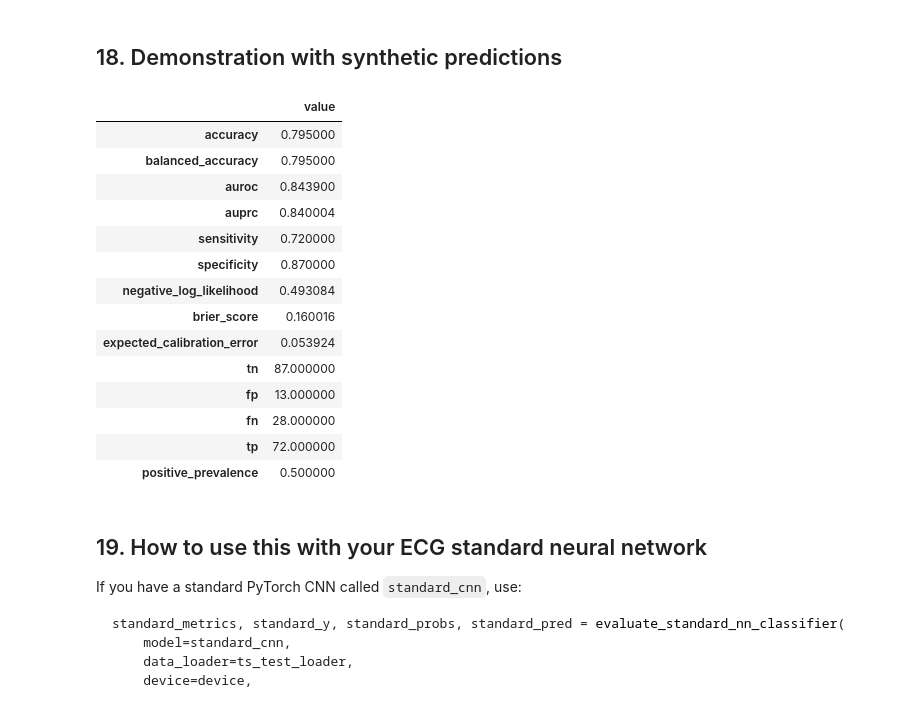
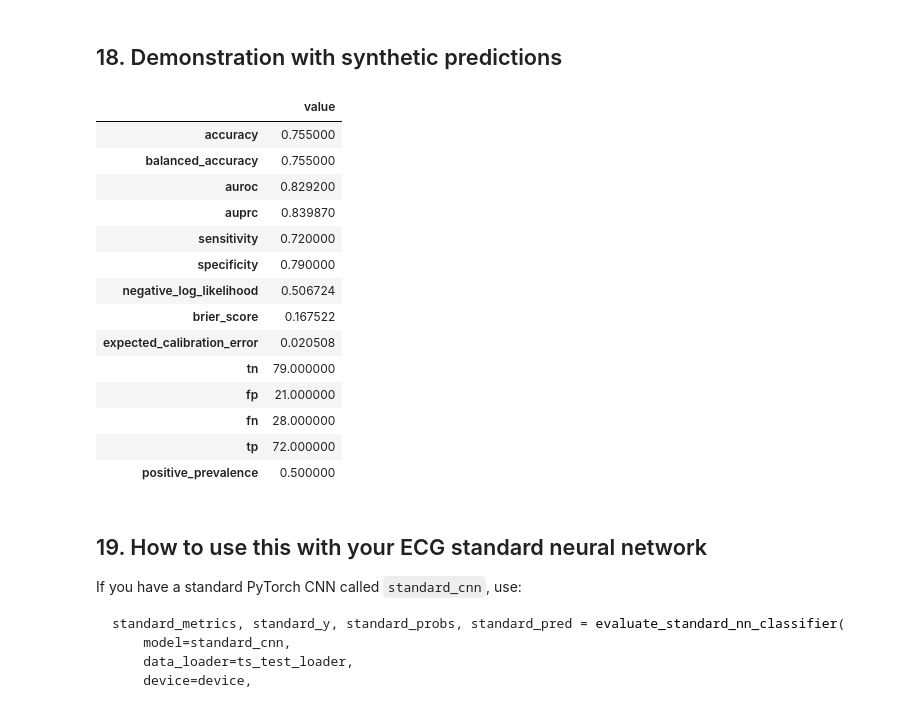
Before and after one commit to mjcolebank/Colebank_REU_2026, a Jupyter notebook: CNN/MODEL1_DEMO.v2Lucas(bayesian_vers)_OF_TEST_CNN_Example_Pytorch.ipynb, the cells around one changed output. Saved outputs shown, nothing was run; the diff lists cells and outputs as text; code cells hidden in the pictures.

```diff
--- a/CNN/MODEL1_DEMO.v2Lucas(bayesian_vers)_OF_TEST_CNN_Example_Pytorch.ipynb
+++ b/CNN/MODEL1_DEMO.v2Lucas(bayesian_vers)_OF_TEST_CNN_Example_Pytorch.ipynb
@@ -864,3 +823,35 @@ def collect_predictions_standard_nn(model, data_loader, device):
+# %%
+@torch.no_grad()
+def collect_predictions_bayesian_nn_blitz(model, data_loader, device, n_samples=30):
+    model.eval()
+    model.to(device)
+
+    all_y_true = []
+    all_probs = []
+
+    for batch in data_loader:
+        *inputs, y_batch = batch
+        inputs = [x.to(device) for x in inputs]
+        y_batch = y_batch.to(device)  # ensure consistent device handling
+
+        batch_size = y_batch.size(0)
+        batch_probs = torch.zeros(n_samples, batch_size, device=device)
+
+        for i in range(n_samples):
+            logits = model(*inputs)  # shape [batch, 2]
+            probs = torch.softmax(logits, dim=1)[:, 1]
+            batch_probs[i] = probs
+
+        mean_probs = batch_probs.mean(dim=0)
+
+        all_probs.append(mean_probs.cpu().numpy())
+        all_y_true.append(y_batch.cpu().numpy())
+
+    y_true = np.concatenate(all_y_true)
+    probs = np.concatenate(all_probs)
+    y_pred = (probs >= 0.5).astype(int)
+
+    return y_true, probs, y_pred
 # %% [markdown]
 ## 5. Confusion matrix quantities
 # %%
@@ -1236,32 +1233,33 @@ def evaluate_standard_nn_classifier(model, data_loader, device, n_bins=10):
 # %% [markdown]
 ## 18. Demonstration with synthetic predictions
 # %%
-y_true_test, probs, y_pred = collect_predictions_standard_nn(
+y_true_test, probs, y_pred = collect_predictions_bayesian_nn_blitz(
     model=bayes_model,
     data_loader=ts_test_loader,
     device=device,
+    n_samples=50,
 )
 
 metrics_demo = calculate_binary_classification_metrics(
     y_true=y_true_test,
     probs=probs,
     n_bins=10,
 )
 
 pd.DataFrame([metrics_demo]).T.rename(columns={0: "value"})
 # %% [output]
 |  | value |
-| accuracy | 0.795000 |
-| balanced_accuracy | 0.795000 |
-| auroc | 0.843900 |
-| auprc | 0.840004 |
+| accuracy | 0.755000 |
+| balanced_accuracy | 0.755000 |
+| auroc | 0.829200 |
+| auprc | 0.839870 |
 | sensitivity | 0.720000 |
-| specificity | 0.870000 |
-| negative_log_likelihood | 0.493084 |
-| brier_score | 0.160016 |
-| expected_calibration_error | 0.053924 |
-| tn | 87.000000 |
-| fp | 13.000000 |
+| specificity | 0.790000 |
+| negative_log_likelihood | 0.506724 |
+| brier_score | 0.167522 |
+| expected_calibration_error | 0.020508 |
+| tn | 79.000000 |
+| fp | 21.000000 |
 | fn | 28.000000 |
 | tp | 72.000000 |
 | positive_prevalence | 0.500000 |
```
Also changed, not shown: parts of 7 cells of this notebook.
